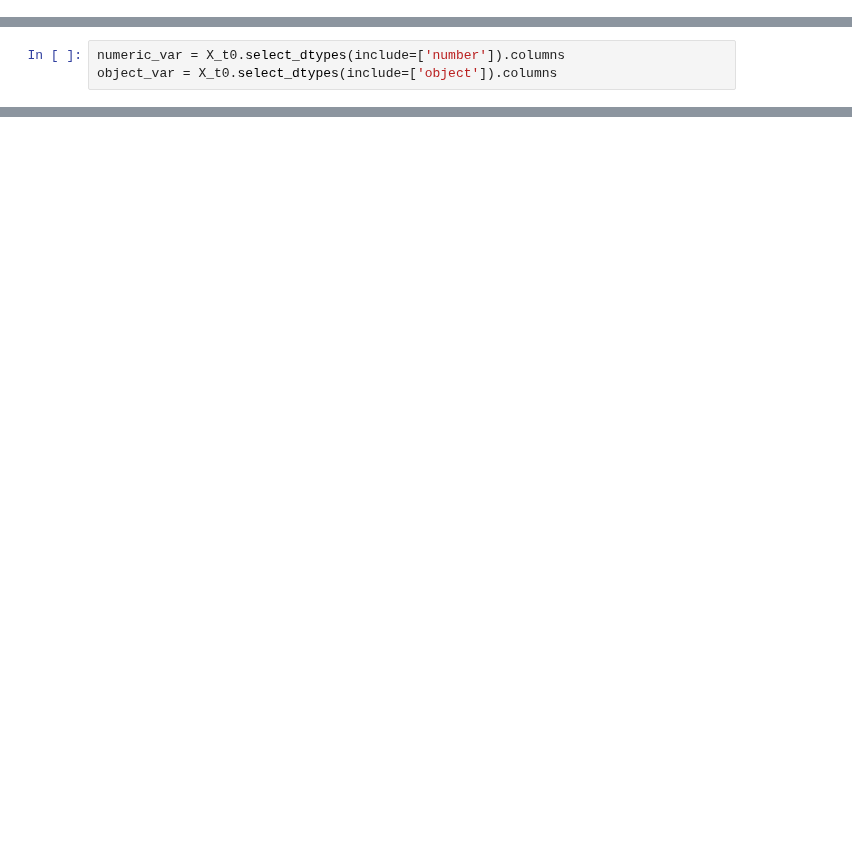
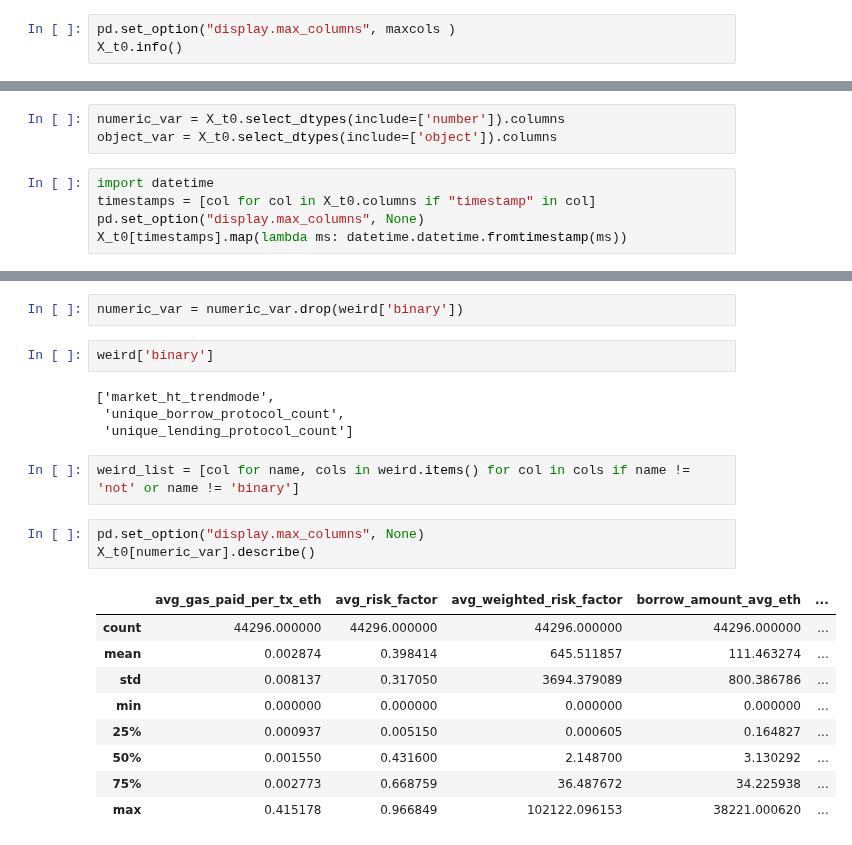
Before and after one commit to carinunez/Labs_MDS, a Jupyter notebook: proyecto_lab/project.ipynb, the cells around one changed output, grey strips where cells are left out. Saved outputs shown, nothing was run; the diff lists cells and outputs as text; blank space fills up the shorter version.

```diff
--- a/proyecto_lab/project.ipynb
+++ b/proyecto_lab/project.ipynb
@@ -33,0 +18,3 @@ memory usage: 26.0+ MB
+# %%
+pd.set_option("display.max_columns", maxcols )
+X_t0.info()
@@ -34,3 +39,8 @@ memory usage: 26.0+ MB
 # %%
 numeric_var = X_t0.select_dtypes(include=['number']).columns
 object_var = X_t0.select_dtypes(include=['object']).columns
+# %%
+import datetime
+timestamps = [col for col in X_t0.columns if "timestamp" in col]
+pd.set_option("display.max_columns", None)
+X_t0[timestamps].map(lambda ms: datetime.datetime.fromtimestamp(ms))
@@ -37 +142,24 @@ object_var = X_t0.select_dtypes(include=['object']).columns
+# %%
+numeric_var = numeric_var.drop(weird['binary'])
+# %%
+weird['binary']
+# %% [output]
+['market_ht_trendmode',
+ 'unique_borrow_protocol_count',
+ 'unique_lending_protocol_count']
+# %%
+weird_list = [col for name, cols in weird.items() for col in cols if name != 'not' or name != 'binary']
+# %%
+pd.set_option("display.max_columns", None)
+X_t0[numeric_var].describe()
+# %% [output]
+|  | avg_gas_paid_per_tx_eth | avg_risk_factor | avg_weighted_risk_factor | borrow_amount_avg_eth | ... |
+| count | 44296.000000 | 44296.000000 | 44296.000000 | 44296.000000 | ... |
+| mean | 0.002874 | 0.398414 | 645.511857 | 111.463274 | ... |
+| std | 0.008137 | 0.317050 | 3694.379089 | 800.386786 | ... |
+| min | 0.000000 | 0.000000 | 0.000000 | 0.000000 | ... |
+| 25% | 0.000937 | 0.005150 | 0.000605 | 0.164827 | ... |
+| 50% | 0.001550 | 0.431600 | 2.148700 | 3.130292 | ... |
+| 75% | 0.002773 | 0.668759 | 36.487672 | 34.225938 | ... |
+| max | 0.415178 | 0.966849 | 102122.096153 | 38221.000620 | ... |
 # %%
```
Also changed, not shown: parts of 14 cells of this notebook.
